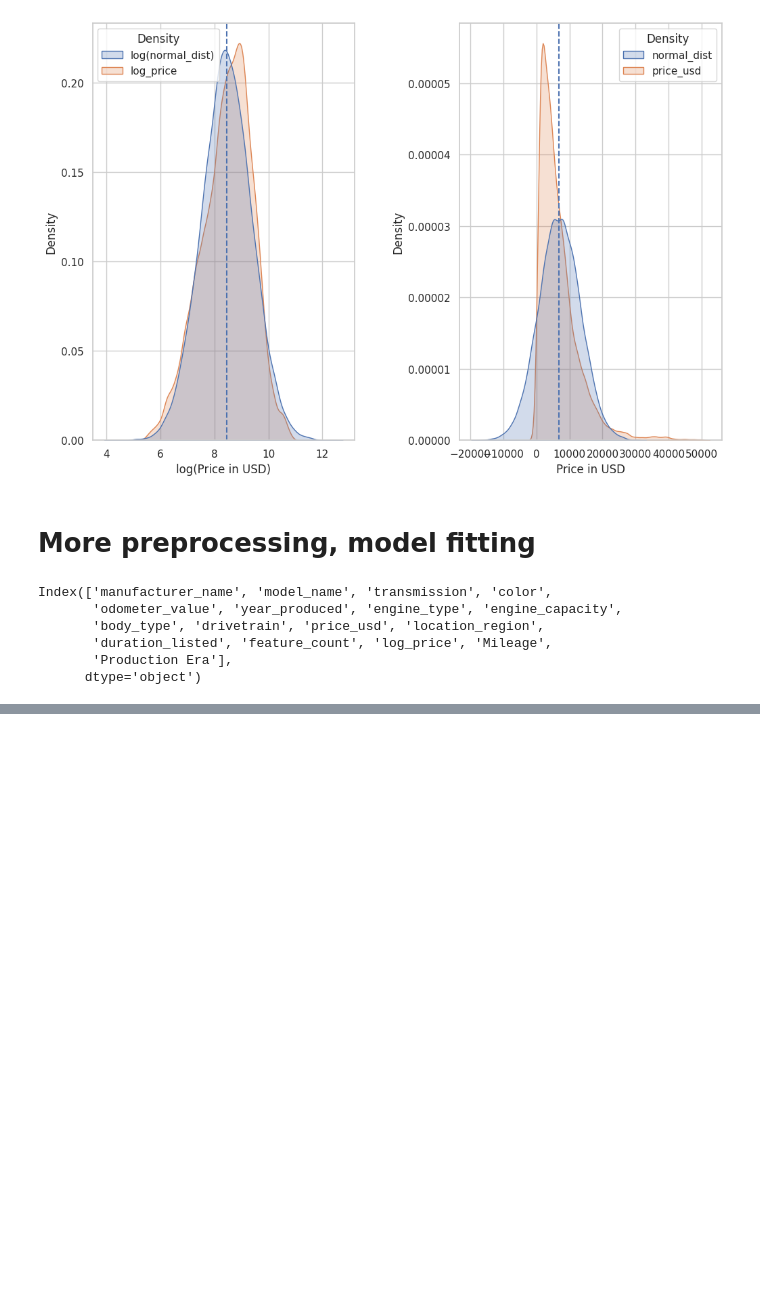
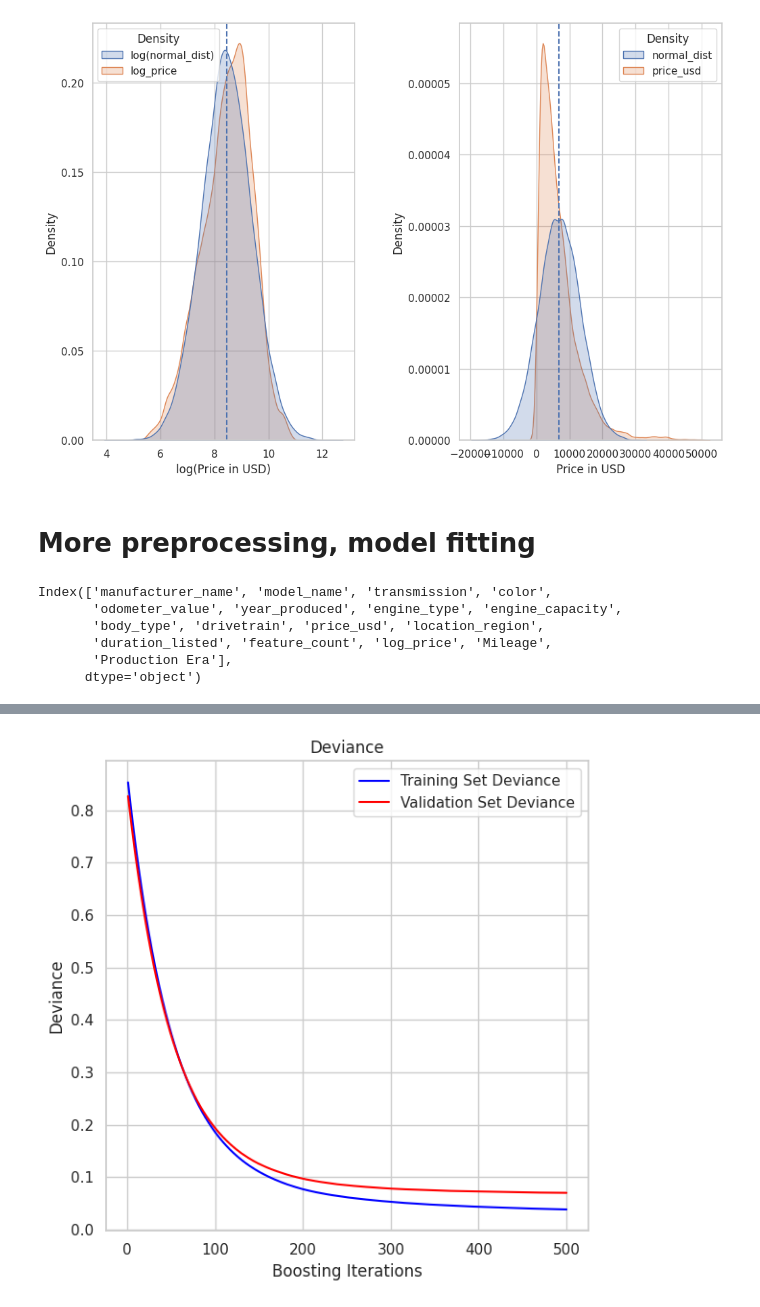
Before and after one commit to NigelPetersen/UsedCars, a Jupyter notebook: UsedCars.ipynb, the cells around one changed output, grey strips where cells are left out. Drawn from its saved outputs; the diff is of its cells as text; code cells hidden in the pictures; blank space fills up the shorter version.

```diff
--- a/UsedCars.ipynb
+++ b/UsedCars.ipynb
@@ -295,0 +310,39 @@ model_diagnostics(full_model)
+# %%
+from sklearn import ensemble
+
+params = {
+    "n_estimators": 500,
+    "max_depth": 10,
+    "min_samples_split": 2,
+    "learning_rate": 0.01,
+    "loss": "squared_error",
+}
+reg = ensemble.GradientBoostingRegressor(**params)
+my_model = reg.fit(X_train, y_train)
+
+val_score = np.zeros((params["n_estimators"],), dtype=np.float64)
+for i, y_pred in enumerate(reg.staged_predict(X_val)):
+    val_score[i] = mean_squared_error(y_val, y_pred)
+
+fig = plt.figure(figsize=(6, 6))
+plt.subplot(1, 1, 1)
+plt.plot(
+    np.arange(params["n_estimators"]) + 1,
+    reg.train_score_,
+    "blue",
+    label="Training Set Deviance",)
+
+plt.plot(
+    np.arange(params["n_estimators"]) + 1,
+    val_score,
+    "red",
+    label="Validation Set Deviance")
+
+plt.legend(loc="upper right")
+plt.xlabel("Boosting Iterations")
+plt.ylabel("Deviance")
+plt.title("Deviance")
+fig.tight_layout()
+plt.show()
+# %% [output]
+[figure, added]
```
Also changed, not shown: parts of 8 cells of this notebook.
